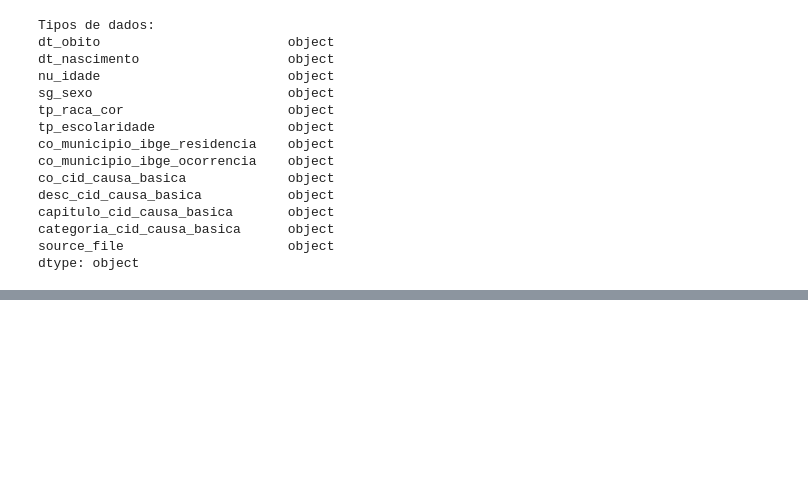
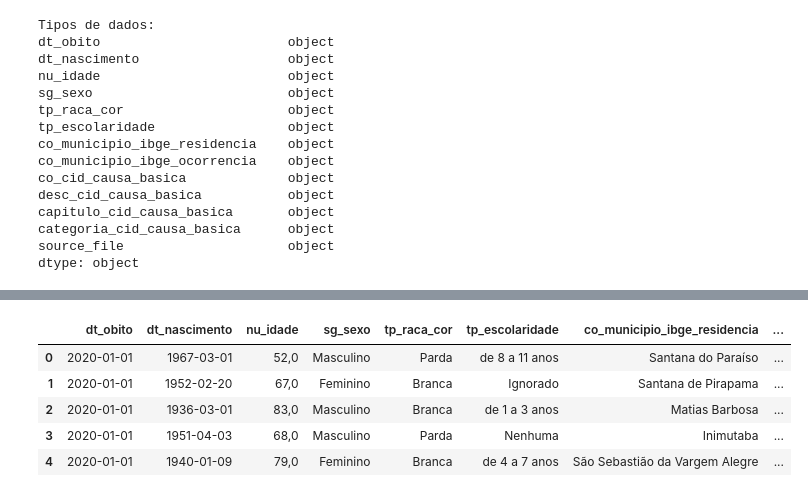
Before and after one commit to Panjota/data-science, a Jupyter notebook: Atividade1_CiênciaDeDados.ipynb, the cells around one changed output, grey strips where cells are left out. Saved outputs shown, nothing was run; the diff lists cells and outputs as text; code cells hidden in the pictures; blank space fills up the shorter version.

```diff
--- a/Atividade1_CiênciaDeDados.ipynb
+++ b/Atividade1_CiênciaDeDados.ipynb
@@ -186,2 +190,11 @@ Diabetes             20237
 Name: count, dtype: int64
+# %%
+df.head()
+# %% [output]
+|  | dt_obito | dt_nascimento | nu_idade | sg_sexo | tp_raca_cor | tp_escolaridade | co_municipio_ibge_residencia | ... |
+| 0 | 2020-01-01 | 1967-03-01 | 52,0 | Masculino | Parda | de 8 a 11 anos | Santana do Paraíso | ... |
+| 1 | 2020-01-01 | 1952-02-20 | 67,0 | Feminino | Branca | Ignorado | Santana de Pirapama | ... |
+| 2 | 2020-01-01 | 1936-03-01 | 83,0 | Masculino | Branca | de 1 a 3 anos | Matias Barbosa | ... |
+| 3 | 2020-01-01 | 1951-04-03 | 68,0 | Masculino | Parda | Nenhuma | Inimutaba | ... |
+| 4 | 2020-01-01 | 1940-01-09 | 79,0 | Feminino | Branca | de 4 a 7 anos | São Sebastião da Vargem Alegre | ... |
 # %%
```
Also changed, not shown: parts of 6 cells of this notebook.
